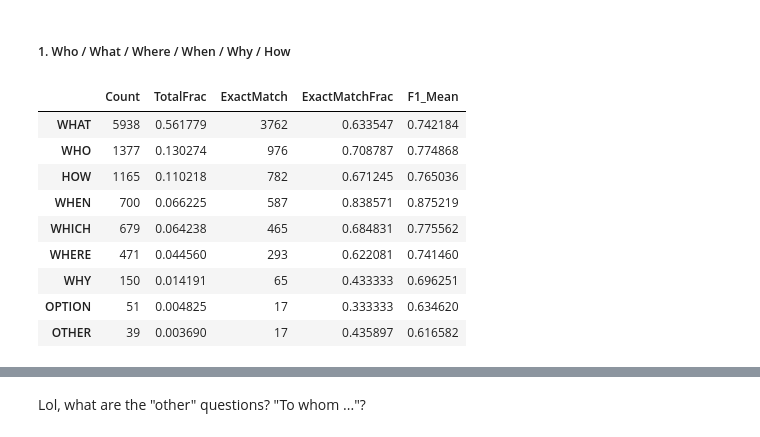
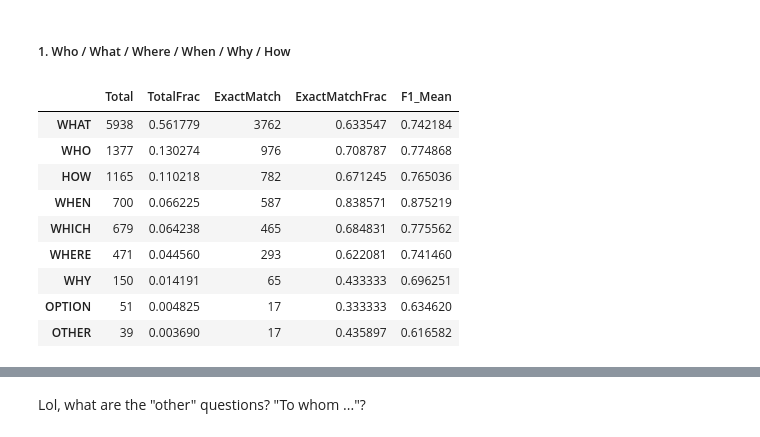
Before and after one commit to mitrydoug/cs224n-SQuAD, a Jupyter notebook: notebooks/Error-Analysis.ipynb, the cells around one changed output, grey strips where cells are left out. Drawn from its saved outputs; the diff is of its cells as text; code cells hidden in the pictures.

```diff
--- a/notebooks/Error-Analysis.ipynb
+++ b/notebooks/Error-Analysis.ipynb
@@ -116,16 +116,16 @@ def prediction_length(row_data, prediction):
 # %%
 # DISTRIBUTION OF QUESTION TYPES FOR ALL QUESTIONS IN THE DEV SET
 table_1 = df.QType.value_counts().to_frame()
-table_1.columns = ['Count']
-table_1['TotalFrac'] = table_1.Count / table_1.Count.sum()
+table_1.columns = ['Total']
+table_1['TotalFrac'] = table_1.Total / table_1.Total.sum()
 # DISTRIBUTION OF CORRECT PREDICTIONS BY QUESTION TYPE
 table_1['ExactMatch'] = df.groupby('QType')['exact_match'].sum().astype('int')
 table_1['ExactMatchFrac'] = table_1['ExactMatch'] / df.QType.value_counts()
 #table_1['ExactMatchContrib'] = table_1['TotalFrac'] * table_1['ExactMatchFrac']
 table_1['F1_Mean'] = df.groupby('QType')['f1'].mean()
 table_1
 # %% [output]
-|  | Count | TotalFrac | ExactMatch | ExactMatchFrac | F1_Mean |
+|  | Total | TotalFrac | ExactMatch | ExactMatchFrac | F1_Mean |
 | WHAT | 5938 | 0.561779 | 3762 | 0.633547 | 0.742184 |
 | WHO | 1377 | 0.130274 | 976 | 0.708787 | 0.774868 |
 | HOW | 1165 | 0.110218 | 782 | 0.671245 | 0.765036 |
```
Also changed, not shown: parts of 3 cells of this notebook, 1 other file.
